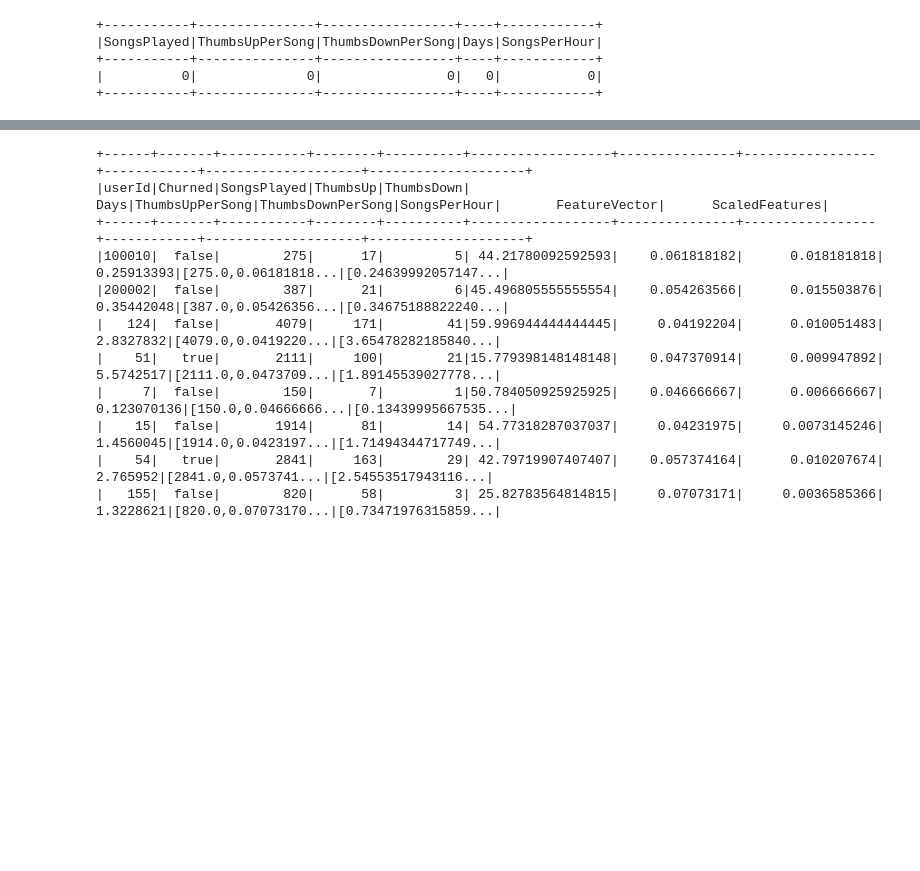
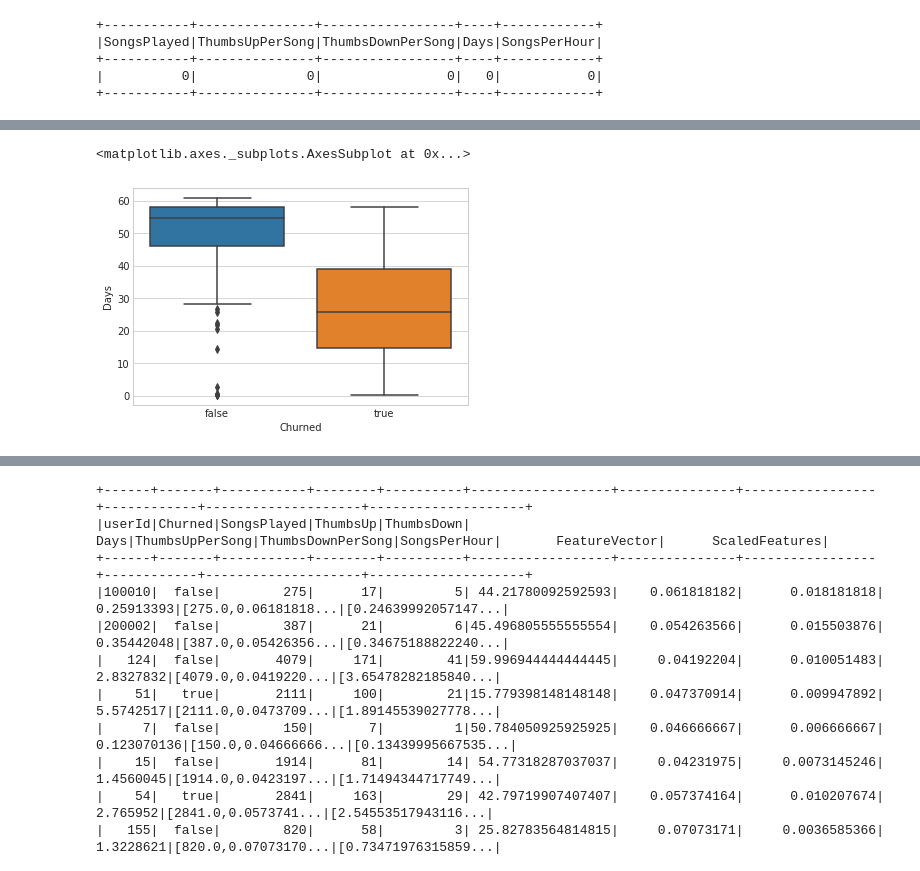
Before and after one commit to canaveensetia/udacity-customer-churn-prediction-using-spark, a Jupyter notebook: Sparkify.ipynb, the cells around one changed output, grey strips where cells are left out. Saved outputs shown, nothing was run; the diff lists cells and outputs as text; code cells hidden in the pictures; blank space fills up the shorter version.

```diff
--- a/Sparkify.ipynb
+++ b/Sparkify.ipynb
@@ -220,0 +235,6 @@ df_features.select([count(when(isnull(c), c)).alias(c) for c in ["SongsPlayed",
+# %%
+#It is intersting that if someone is using system for 60 days or more it has low chances of Churn
+sns.boxplot(x="Churned", y="Days", data=df_features_pandas)
+# %% [output]
+<matplotlib.axes._subplots.AxesSubplot at 0x...>
+[figure, added]
```
Also changed, not shown: parts of 13 cells of this notebook, 2 other files.
